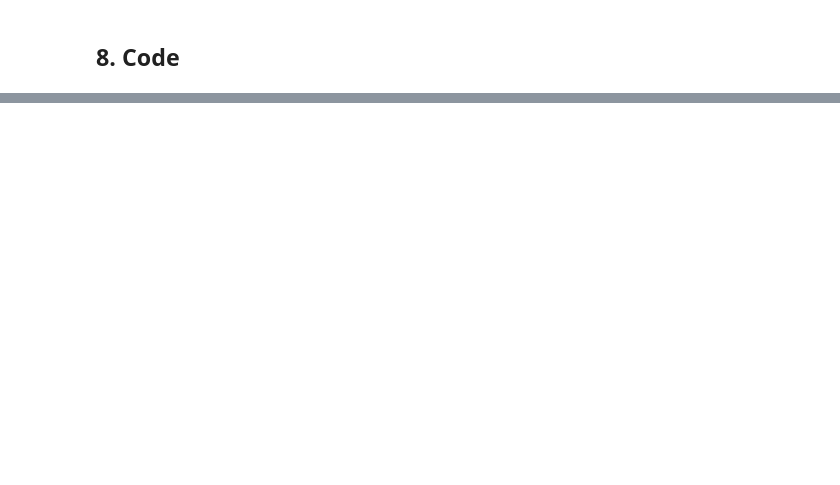
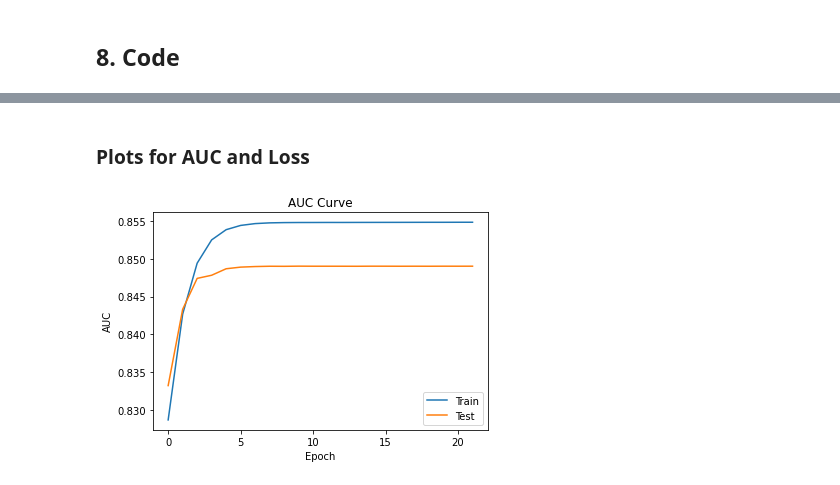
Before and after one commit to warnost/QTW, a Jupyter notebook: Higgs Boson Case Study/Code/Week 12.ipynb, the cells around one changed output, grey strips where cells are left out. Cells and saved outputs as stored; diff of their text form; code cells hidden in the pictures; blank space fills up the shorter version.

```diff
--- a/Higgs Boson Case Study/Code/Week 12.ipynb
+++ b/Higgs Boson Case Study/Code/Week 12.ipynb
@@ -108,0 +244,7 @@ Tensorflow is much newer than the Theano library used in the original paper. Met
+# %%
+from sklearn.model_selection import train_test_split
+x_train, x_test, y_train, y_test = train_test_split(X, y, test_size=100000, random_state=1776)
+# %%
+# make sure all columns are numeric
+y_train = y_train.astype(np.int64)
+y_test = y_test.astype(np.int64)
@@ -108,0 +275,21 @@ Tensorflow is much newer than the Theano library used in the original paper. Met
+# %%
+#change learning rate and add stopping criteria
+from tensorflow.keras import optimizers
+
+# the learning rate decayed by a factor of 1.0000002 every batch update until it reached a minimum of 10−6
+def scheduler(epoch):
+    initial_lrate = 0.05
+    k = 1.0000002
+    lrate = initial_lrate * tf.math.exp(-k*epoch)
+    return max(lrate, 10e-6)
+
+lr_callback = tf.keras.callbacks.LearningRateScheduler(scheduler)
+
+#set early stopping criteria
+es_callback = tf.keras.callbacks.EarlyStopping(monitor='val_loss', min_delta=0.00001 , patience=10)
+
+mom = tf.Variable(0.9)
+opt = tf.optimizers.SGD(momentum=mom, nesterov=True)
+print(opt.get_config())
+
+model.compile(optimizer=opt, loss='binary_crossentropy', metrics=['AUC'])
@@ -108,0 +305,4 @@ Tensorflow is much newer than the Theano library used in the original paper. Met
+# %%
+# train the model and evaluate against the test datset
+training_history = model.fit(x_train, y_train, epochs=250, validation_data=(x_test,y_test), batch_size=100,
+          callbacks=[lr_callback,es_callback])
@@ -108,0 +327,16 @@ Tensorflow is much newer than the Theano library used in the original paper. Met
+# %% [markdown]
+### Plots for AUC and Loss
+# %%
+import matplotlib.pyplot as plt
+
+train_loss = model.history.history['auc']
+val_loss = model.history.history['val_auc']
+plt.plot(train_loss, label='Train')
+plt.plot(val_loss, label='Test')
+plt.legend(title='')
+plt.title('AUC Curve')
+plt.xlabel('Epoch')
+plt.ylabel('AUC')
+plt.show()
+# %% [output]
+[figure, added]
```
Also changed, not shown: parts of 23 cells of this notebook.
